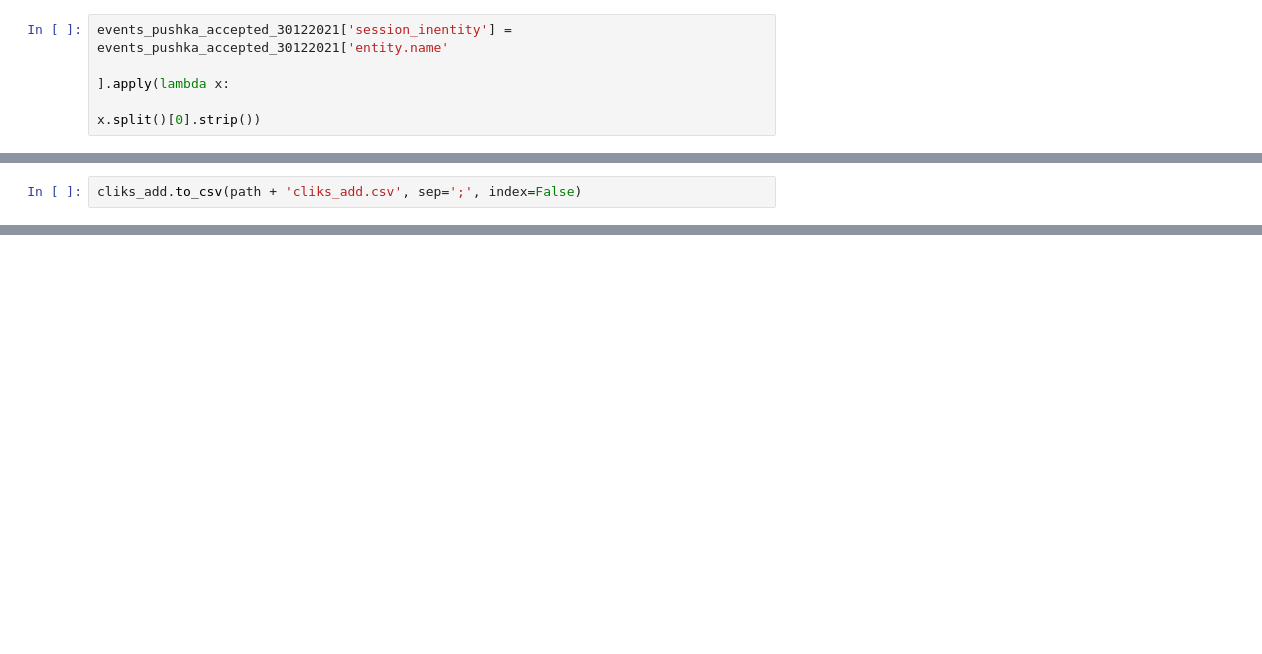
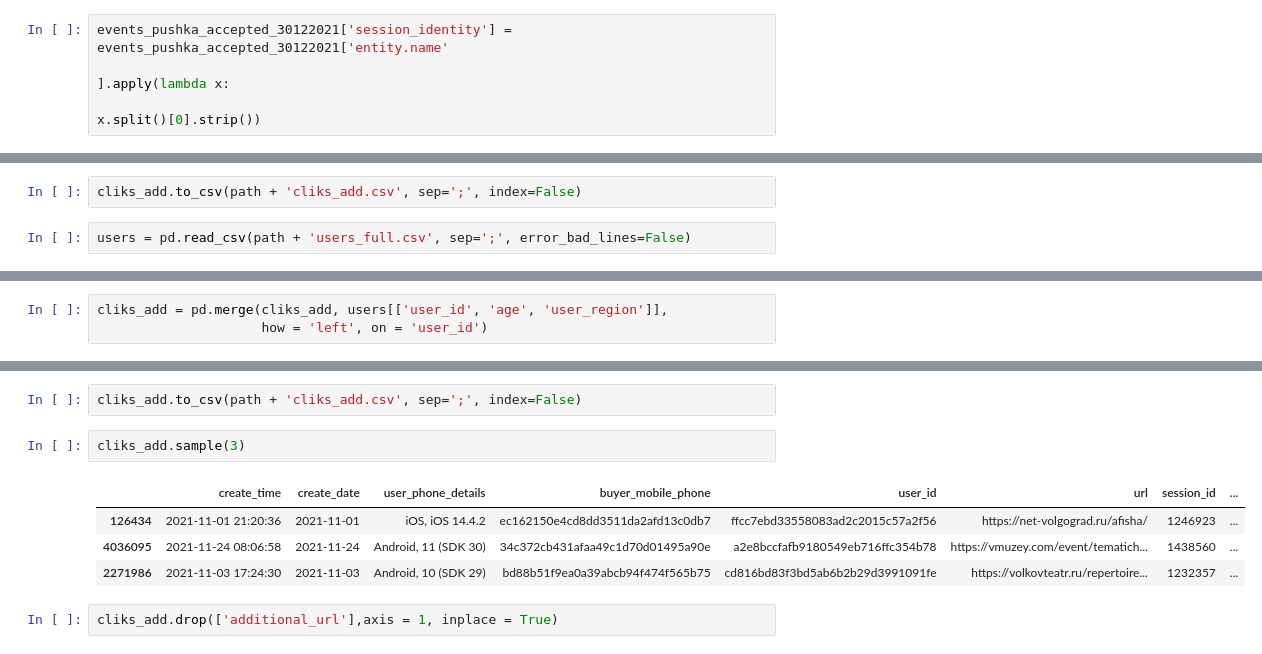
Before and after one commit to crazy-historian/pushkin_card_recommender_system, a Jupyter notebook: Clicks.ipynb, the cells around one changed output, grey strips where cells are left out. Drawn from its saved outputs; the diff is of its cells as text; blank space fills up the shorter version.

```diff
--- a/Clicks.ipynb
+++ b/Clicks.ipynb
@@ -66,6 +67,6 @@ Data columns (total 6 columns):
 dtypes: float64(1), int64(1), object(4)
 memory usage: 2.5+ MB
 # %%
-events_pushka_accepted_30122021['session_inentity'] = events_pushka_accepted_30122021['entity.name'
+events_pushka_accepted_30122021['session_identity'] = events_pushka_accepted_30122021['entity.name'
                                                                                      ].apply(lambda x:
                                                                                             x.split()[0].strip())
@@ -230,2 +225,4 @@ cliks_add.sample(3)
 # %%
 cliks_add.to_csv(path + 'cliks_add.csv', sep=';', index=False)
+# %%
+users = pd.read_csv(path + 'users_full.csv', sep=';', error_bad_lines=False)
@@ -231,0 +248,3 @@ cliks_add.to_csv(path + 'cliks_add.csv', sep=';', index=False)
+# %%
+cliks_add = pd.merge(cliks_add, users[['user_id', 'age', 'user_region']],
+                     how = 'left', on = 'user_id')
@@ -231,0 +271,11 @@ cliks_add.to_csv(path + 'cliks_add.csv', sep=';', index=False)
+# %%
+cliks_add.to_csv(path + 'cliks_add.csv', sep=';', index=False)
+# %%
+cliks_add.sample(3)
+# %% [output]
+|  | create_time | create_date | user_phone_details | buyer_mobile_phone | user_id | url | session_id | ... |
+| 126434 | 2021-11-01 21:20:36 | 2021-11-01 | iOS, iOS 14.4.2 | ec162150e4cd8dd3511da2afd13c0db7 | ffcc7ebd33558083ad2c2015c57a2f56 | https://net-volgograd.ru/afisha/ | 1246923 | ... |
+| 4036095 | 2021-11-24 08:06:58 | 2021-11-24 | Android, 11 (SDK 30) | 34c372cb431afaa49c1d70d01495a90e | a2e8bccfafb9180549eb716ffc354b78 | https://vmuzey.com/event/tematich... | 1438560 | ... |
+| 2271986 | 2021-11-03 17:24:30 | 2021-11-03 | Android, 10 (SDK 29) | bd88b51f9ea0a39abcb94f474f565b75 | cd816bd83f3bd5ab6b2b29d3991091fe | https://volkovteatr.ru/repertoire... | 1232357 | ... |
+# %%
+cliks_add.drop(['additional_url'],axis = 1, inplace = True)
```
Also changed, not shown: parts of 16 cells of this notebook.
